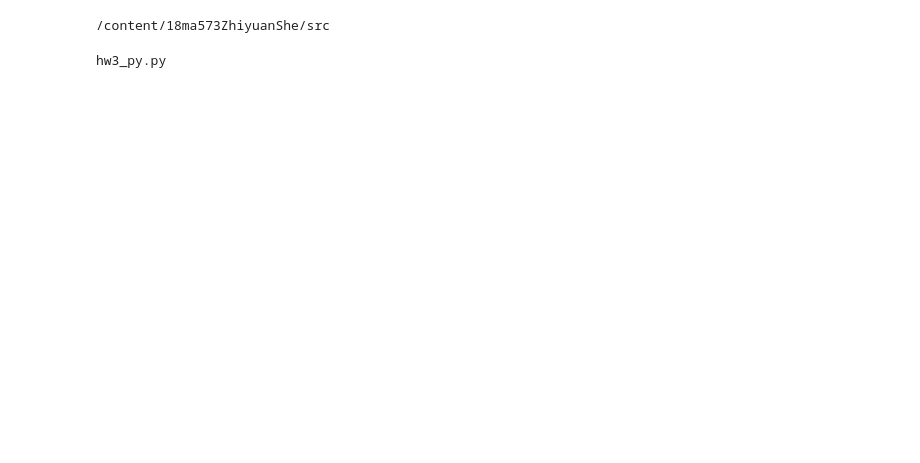
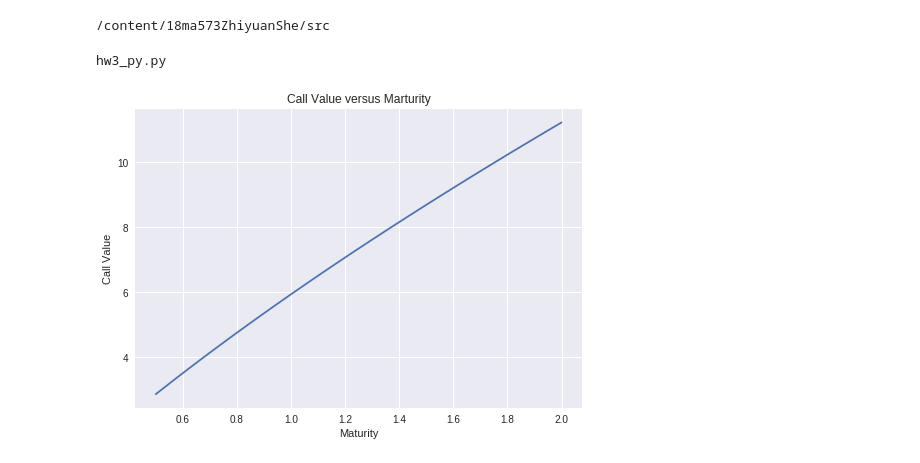
Before and after one commit to ZhyShe/18ma573ZhiyuanShe, a Jupyter notebook: src/hw3_2.ipynb, the cells around one changed output. Saved outputs shown, nothing was run; the diff lists cells and outputs as text; code cells hidden in the pictures; blank space fills up the shorter version.

```diff
--- a/src/hw3_2.ipynb
+++ b/src/hw3_2.ipynb
@@ -41,0 +45,35 @@ from hw3_py import Option
+# %%
+class GBM:
+  def __init__(self, init_state=100, drift_ratio=0.0475, vol_ratio=.2):
+    self.init_state = init_state
+    self.drift_ratio = drift_ratio
+    self.vol_ratio = vol_ratio
+    self.BsmPrice=0
+  @staticmethod
+  def bsm_price(gbm,option):
+    s0 = gbm.init_state
+    sigma = gbm.vol_ratio
+    r = gbm.drift_ratio
+
+    otype = option.Otype
+    k = option.Strike
+    maturity = option.Maturity
+
+    d1 = (np.log(s0 / k) + (r + 0.5 * sigma ** 2)
+          * maturity) / (sigma * np.sqrt(maturity))
+    d2 = d1 - sigma * np.sqrt(maturity)
+    gbm.BsmPrice=(otype * s0 * ss.norm.cdf(otype * d1)- otype * np.exp(-r * maturity) * k * ss.norm.cdf(otype * d2))
+    return gbm.BsmPrice
+# %%
+T=np.linspace(.5,2)
+gbm=GBM()
+option=Option(Maturity=T, Otype=1)
+ys=GBM.bsm_price(gbm, option)
+plt.figure()
+plt.plot(T,ys)
+plt.ylabel('Call Value')
+plt.xlabel('Maturity')
+plt.title('Call Value versus Marturity')
+plt.show()
+# %% [output]
+[figure, added]
```
Also changed, not shown: parts of 5 cells of this notebook.
